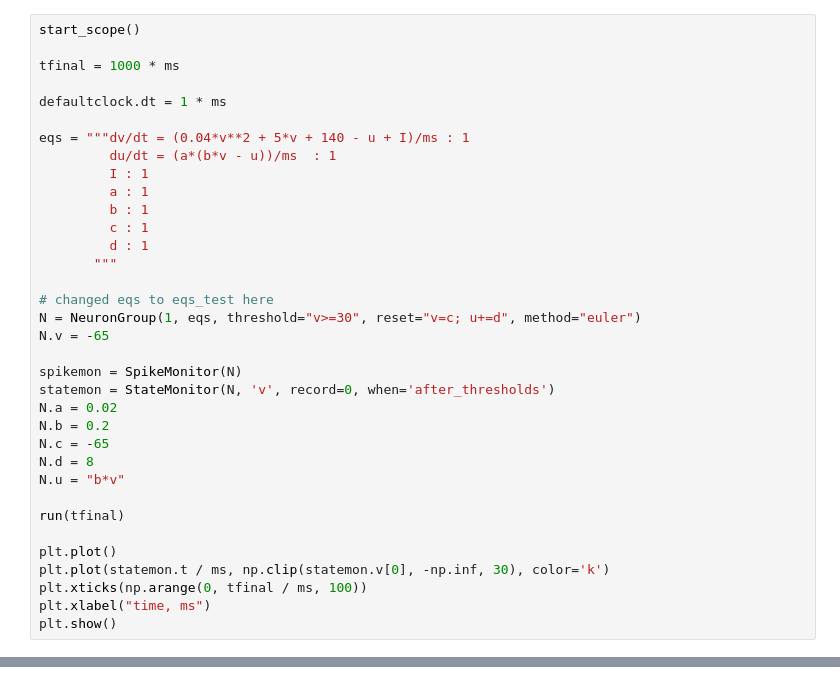
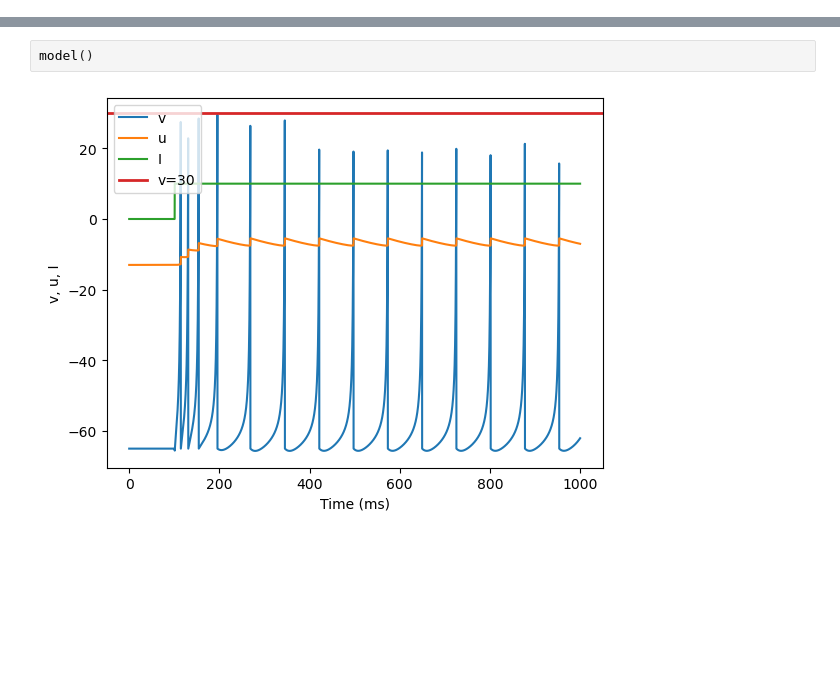
Before and after one commit to y-ng/SYDE-552, a Jupyter notebook: main.ipynb, the cells around one changed output, grey strips where cells are left out. Drawn from its saved outputs; the diff is of its cells as text; blank space fills up the shorter version.

```diff
--- a/main.ipynb
+++ b/main.ipynb
@@ -247,35 +4,0 @@ plt.show()
-# %%
-start_scope()
-
-tfinal = 1000 * ms
-
-defaultclock.dt = 1 * ms
-
-eqs = """dv/dt = (0.04*v**2 + 5*v + 140 - u + I)/ms : 1
-         du/dt = (a*(b*v - u))/ms  : 1
-         I : 1
-         a : 1
-         b : 1
-         c : 1
-         d : 1
-       """
-
-# changed eqs to eqs_test here
-N = NeuronGroup(1, eqs, threshold="v>=30", reset="v=c; u+=d", method="euler")
-N.v = -65
-
-spikemon = SpikeMonitor(N)
-statemon = StateMonitor(N, 'v', record=0, when='after_thresholds')
-N.a = 0.02
-N.b = 0.2
-N.c = -65
-N.d = 8
-N.u = "b*v"
-
-run(tfinal)
-
-plt.plot()
-plt.plot(statemon.t / ms, np.clip(statemon.v[0], -np.inf, 30), color='k')
-plt.xticks(np.arange(0, tfinal / ms, 100))
-plt.xlabel("time, ms")
-plt.show()
@@ -283,0 +99,4 @@ plt.show()
+# %%
+model()
+# %% [output]
+[figure, added]
```
Also changed, not shown: parts of 24 cells of this notebook, 1 other file.
